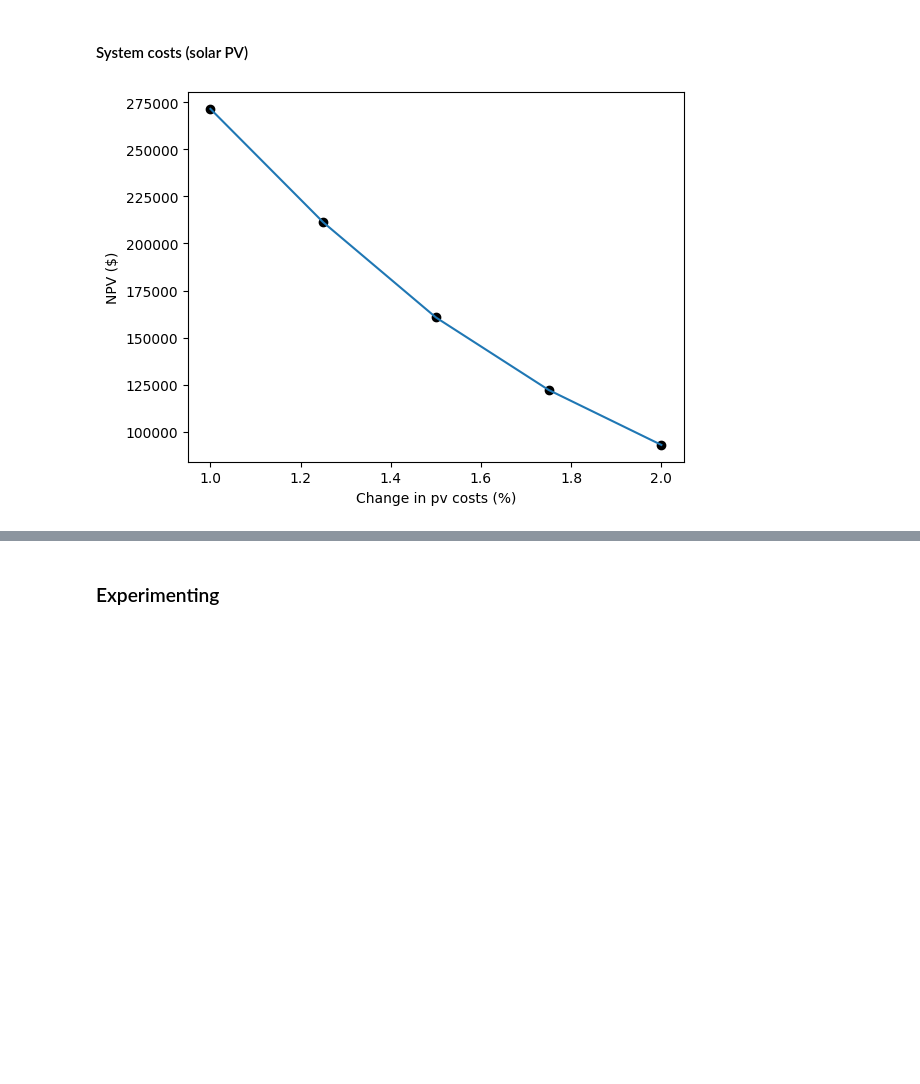
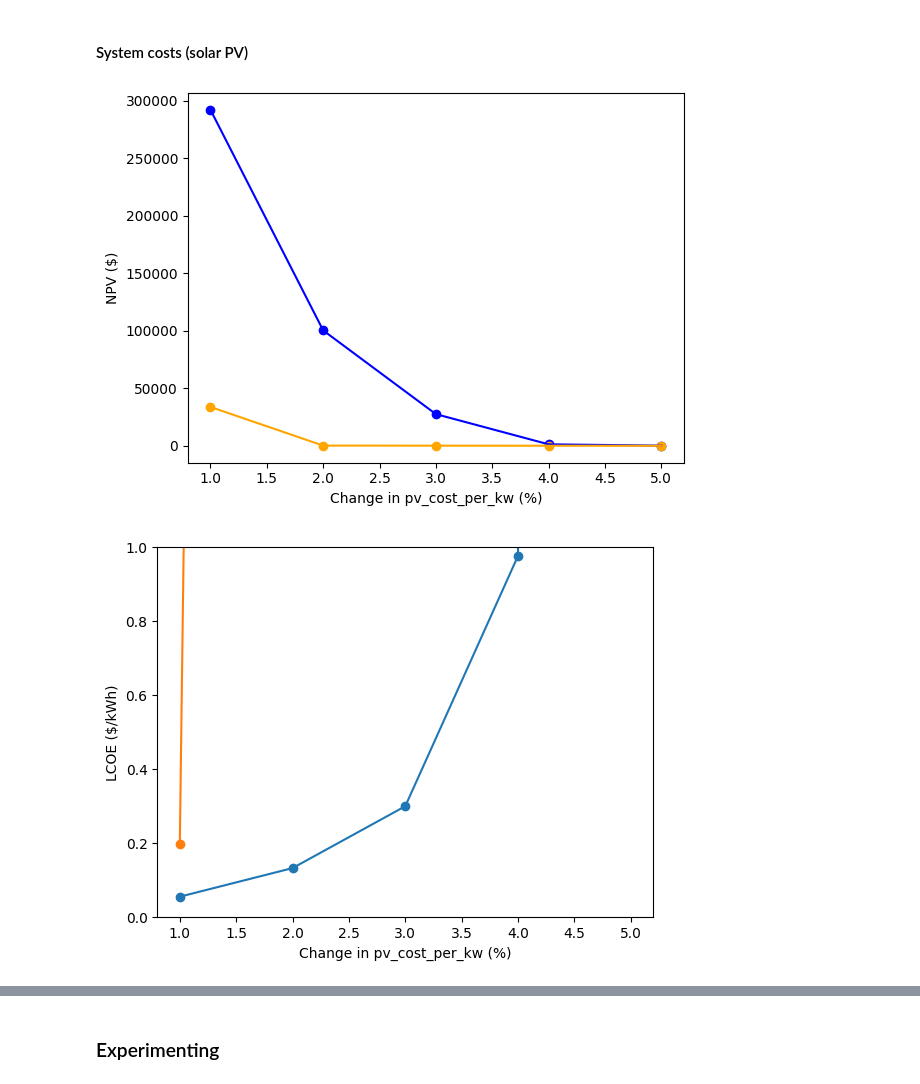
Before and after one commit to ChullEPG/solar_storage_sizing_optimization, a Jupyter notebook: run_model.ipynb, the cells around one changed output, grey strips where cells are left out. Drawn from its saved outputs; the diff is of its cells as text; code cells hidden in the pictures; blank space fills up the shorter version.

```diff
--- a/run_model.ipynb
+++ b/run_model.ipynb
@@ -349,14 +431,17 @@ battery_cost_per_kwh = battery_cost_per_wh * rand_to_usd * 1000  # $/kWh
 battery_annual_maintenance = 500 * rand_to_usd # $/year
 
 # Battery system specifications
-battery_charging_efficiency = np.sqrt(0.95) #%
-battery_discharging_efficiency = np.sqrt(0.95) #%
-battery_annual_degradation = 0.025 # % per year
-battery_duration = 4 # hours (for max power draw
+battery_charging_efficiency = 0.99 #%
+battery_discharging_efficiency = 0.99 #%
+battery_annual_degradation = 0.020 # % per year
+battery_duration = 2 # hours (for max power draw
 battery_depth_of_discharge = 0.90 # %
 
 # Residual value
 battery_residual_value_factor = 0.1 # % of initial cost
+
+# max cycles
+battery_max_cycles = 6000
 # %% [markdown]
 Inverter
 (assuming 20% of PV cost for now)
@@ -389,7 +474,7 @@ inflation_rate = 0.0704 # inflation rate
 discount_rate = 0.05 # discount rate
 
 # Financing terms
-loan_upfront_adjustment = 0.15 # % of capital cost paid upfront
+loan_upfront_adjustment = 0.00 # % of capital cost paid upfront
 loan_payback_period = 20 # 10 years for the solar PV system provider to fully recoup their costs
 loan_interest_rate = 0.05
 
@@ -467,6 +552,8 @@ a = {
     'battery_discharging_efficiency': battery_discharging_efficiency,
     'battery_annual_degradation': battery_annual_degradation, # 2% per year
     'battery_duration': battery_duration,
+    'battery_max_cycles': battery_max_cycles,
+    'repurchase_battery': False,
     # Inverter
     'inverter_cost_per_kw': inverter_cost_per_kw,
     'linearize_inverter_cost': True,
@@ -1094,42 +1244,13 @@ plt.show()
 # %% [markdown]
 #### System costs (solar PV)
-# %%
-#for loop between 0 and 100 stepping by 10
-# Constrain PV and Battery Capacities to be between 1 and 100 kW and kWh respectively
-bounds = [(0.1,1000), (0.1,1000)]
-
-initial_guess = [20, 20]
-
-# cp_sensitivity_npv_vals = []
-
-pv_cost_sensitivity_values = []
-
-# # make a list of carbon prices from 0 to 100 stepping by 10
-# carbon_prices = np.arange(0, 100, 10)
-
-pv_cost_sensitivity_factors = [2.0, 1.75, 1.5, 1.25, 1.0]
-
-for factor in pv_cost_sensitivity_factors:
-
-    a['pv_cost_per_kw'] = pv_cost_per_kw * factor
-
-    # Optimize
-    result = minimize(optimization.objective_function_with_solar_and_battery_degradation_loan, x0 = initial_guess, args = (a,), bounds=bounds, method='SLSQP')
-
-    # Extract the optimal capacity
-    optimal_pv_capacity = result.x[0]
-    optimal_battery_capacity = result.x[1]
-
-    max_npv = result.fun
-
-    pv_cost_sensitivity_values.append(-max_npv)
-
-plt.plot(pv_cost_sensitivity_factors, pv_cost_sensitivity_values)
-plt.xlabel("Change in pv costs (%)")
-plt.ylabel("NPV ($)")
-#put a dot on each point
-plt.scatter(pv_cost_sensitivity_factors, pv_cost_sensitivity_values, color = 'black')
-plt.savefig("figures/pv_cost_sensitivity.png")
-plt.show()
-# %% [output]
-[figure, removed]
+# %%
+pv_cost_sensitivity_factors = [5.0, 4.0, 3.0, 2.0, 1.0]
+target_var_string = 'pv_cost_per_kw'
+target_var_val = pv_cost_per_kw
+
+pv_cost_sensitivity_df = sensitivity_analysis(target_var_string, target_var_val, pv_cost_sensitivity_factors, a)
+# %%
+plot_sensitivity(pv_cost_sensitivity_df, target_var_string)
+# %% [output]
+[figure, added]
+[figure, added]
```
Also changed, not shown: parts of 20 cells of this notebook, 8 other files.
